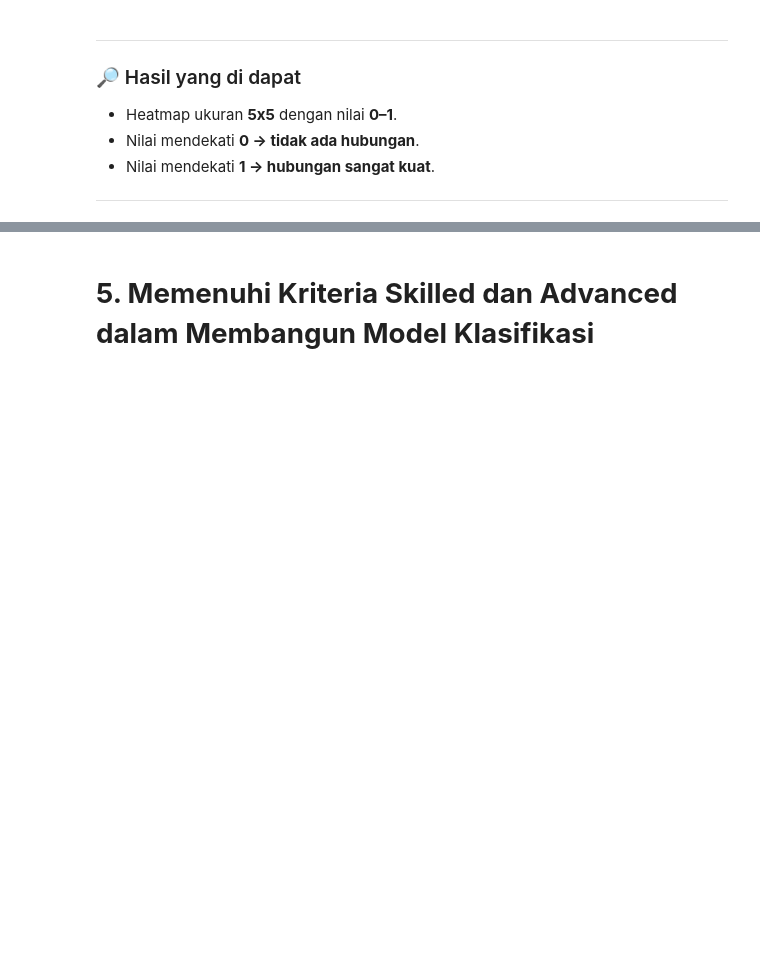
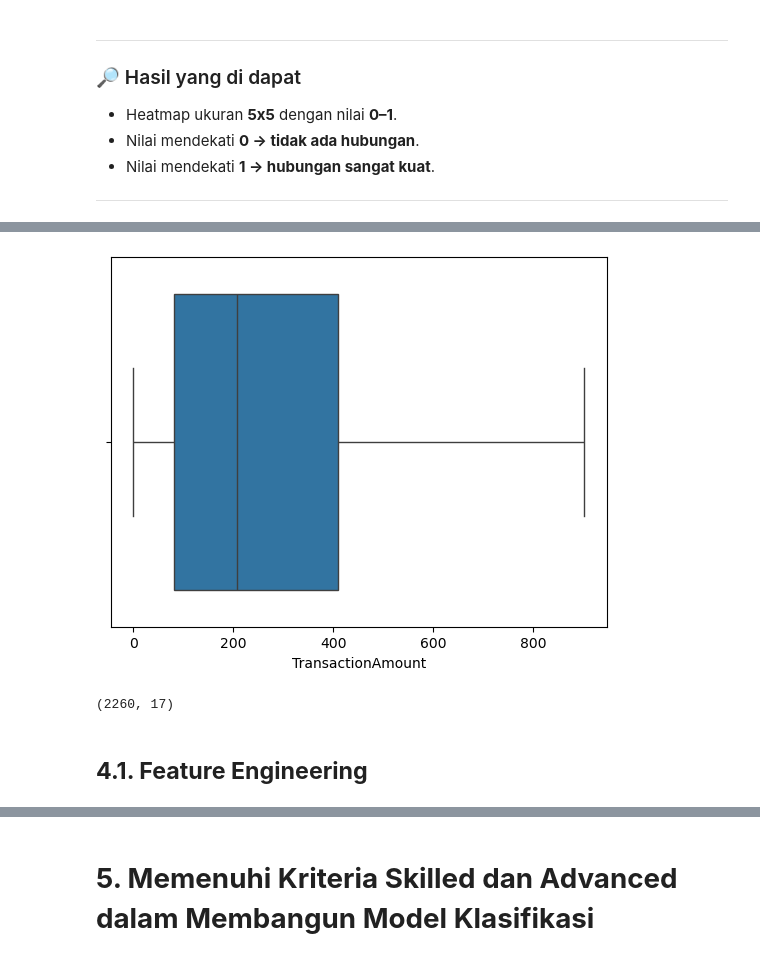
Before and after one commit to TurmaeUrsorum/porto-bank-transaction-clasification, a Jupyter notebook: porto-bank-transaction-clasification/notebooks/bank_classification.ipynb, the cells around one changed output, grey strips where cells are left out. Drawn from its saved outputs; the diff is of its cells as text; code cells hidden in the pictures; blank space fills up the shorter version.

```diff
--- a/porto-bank-transaction-clasification/notebooks/bank_classification.ipynb
+++ b/porto-bank-transaction-clasification/notebooks/bank_classification.ipynb
@@ -518,0 +553,2 @@ plt.show()
+# %%
+df_train = df.copy()
@@ -518,0 +624,14 @@ plt.show()
+# %%
+outliers_columns = ["TransactionAmount"]
+df_train_outliers_clean = handle_outliers_iqr(df_train, outliers_columns, k=1.5, method="capping")
+# %%
+sns.boxplot(x=df_train_outliers_clean["TransactionAmount"])
+plt.show()
+# %% [output]
+[figure, added]
+# %%
+df_train_outliers_clean.shape
+# %% [output]
+(2260, 17)
+# %% [markdown]
+## **4.1. Feature Engineering**
```
Also changed, not shown: parts of 16 cells of this notebook, 2 other files.
